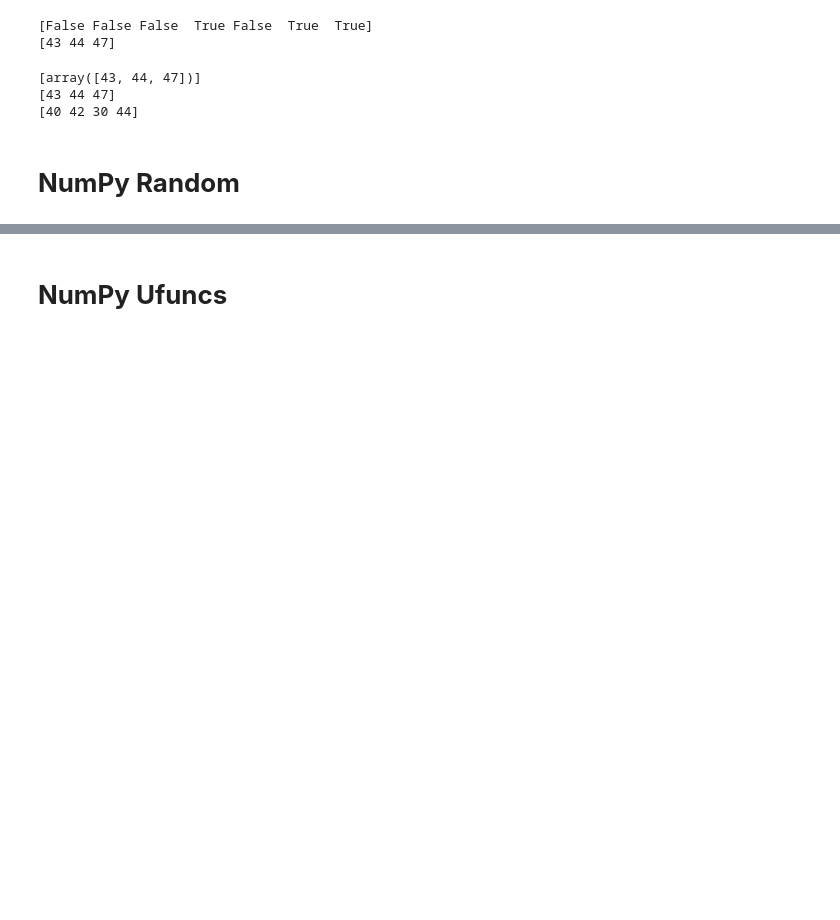
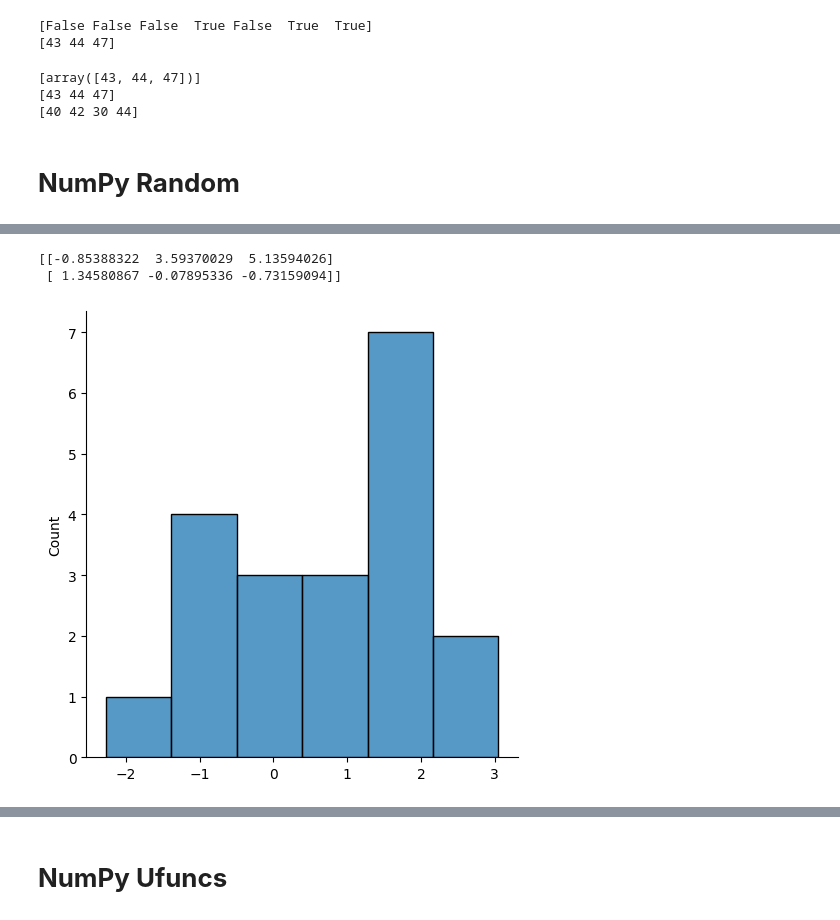
Before and after one commit to Sarvesh-Prajapati/NumPy, a Jupyter notebook: NumPy_GYM.ipynb, the cells around one changed output, grey strips where cells are left out. Cells and saved outputs as stored; diff of their text form; code cells hidden in the pictures; blank space fills up the shorter version.

```diff
--- a/NumPy_GYM.ipynb
+++ b/NumPy_GYM.ipynb
@@ -1017,0 +952,23 @@ plt.show()
+# %%
+'''------------------------------------------- NORMAL DISTRIBUTION (CONTINUOUS) ------------------------
+
+Aka Gaussian Distribution (or Continuous Dist.). It fits the probability distribution of many events, eg. IQ Scores, Heartbeat etc. Height of people is
+normal dist. as it can be 170, 170.1, 170.11 and so on.
+
+The random.normal() method gets a Normal Data Distribution. It has three parameters:
+>>loc - (Mean) where peak of bell curve exists
+>>scale - (Std Devn) how flat the graph distribution should be
+>> size - Shape of returned array'''
+
+import seaborn as sns
+import matplotlib.pyplot as plt
+from numpy import random
+
+x = random.normal(loc = 1, scale = 2, size = (2, 3))
+print(x)
+sns.displot(random.normal(loc=1, scale=2, size=20))  # visualizing normal distribution
+plt.show()
+# %% [output]
+[[-0.85388322  3.59370029  5.13594026]
+ [ 1.34580867 -0.07895336 -0.73159094]]
+[figure, added]
```
Also changed, not shown: parts of 55 cells of this notebook.
